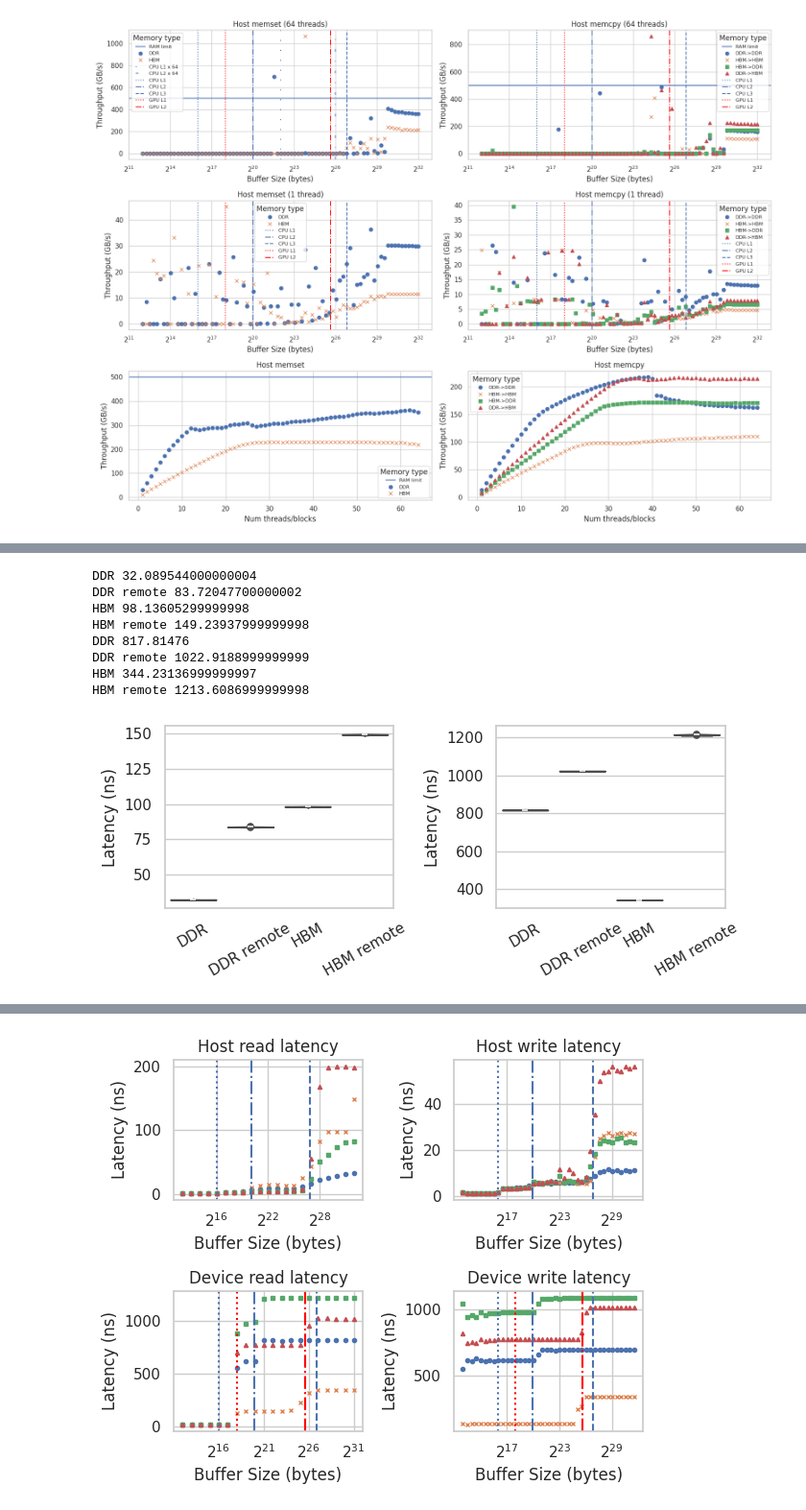
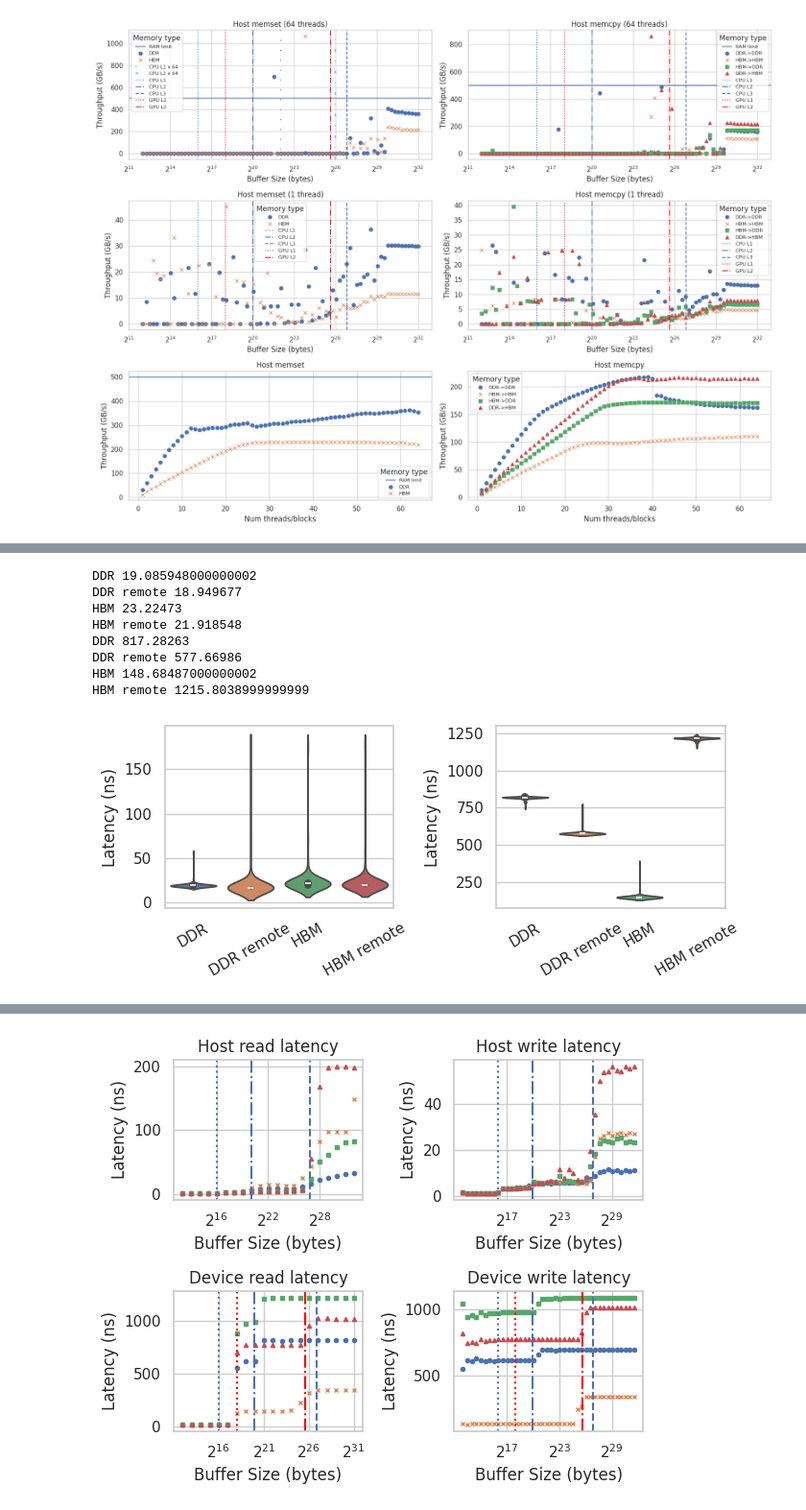
Before and after one commit to ntua-el20062/grace-hopper-benchmark, a Jupyter notebook: src/paper.ipynb, the cells around one changed output, grey strips where cells are left out. Shown at 96% size. Drawn from its saved outputs; the diff is of its cells as text; code cells hidden in the pictures.

```diff
--- a/src/paper.ipynb
+++ b/src/paper.ipynb
@@ -373,0 +416,40 @@ plt.tight_layout()
+# %%
+experiments_cpu = ['fine/host/ddr', 'fine/host/ddr_remote', 'fine/host/hbm', 'fine/host/hbm_remote']
+experiments_gpu = ['fine/device/ddr', 'fine/device/hbm_remote', 'fine/device/hbm', 'fine/device/ddr_remote']
+labels = ['DDR', 'DDR-r', 'HBM', 'HBM-r']
+data1 = {}
+data2 = {}
+
+for e, l in zip(experiments_cpu, labels):
+    with open('results/latency/' + e, 'r') as file:
+        elems = file.read().split('\n')[:-1]
+        elems = [float(e) for e in elems]
+        elems.sort()
+        # elems = elems[5:-5]
+        data1[l] = elems
+
+for e, l in zip(experiments_gpu, labels):
+    with open('results/latency/' + e, 'r') as file:
+        elems = file.read().split('\n')[:-1]
+        elems = [float(e) for e in elems]
+        data2[l] = elems
+
+fig, (ax1, ax2) = plt.subplots(1, 2, figsize=(7, 3))
+ax1.set_title('Grace')
+ax2.set_title('Hopper')
+# ax1.set_ylabel('Latency (ns)')
+#ax2.set_ylabel('Latency (ns)')
+sns.violinplot(data1, ax=ax1)
+sns.violinplot(data2, ax=ax2)
+ax1.set_yticks([25, 50, 75, 100, 125, 150])
+ax1.set_xticklabels(ax1.get_xticklabels(), rotation=0)
+ax2.set_xticklabels(ax2.get_xticklabels(), rotation=0)
+fig.supxlabel("Memory")
+fig.supylabel("Latency (ns)")
+plt.tight_layout()
+fig.savefig("latency.pdf", bbox_inches='tight')
+
+for k, v in data1.items():
+    print(k, np.mean(v))
+for k, v in data2.items():
+    print(k, np.mean(v))
@@ -374,6 +466,6 @@ plt.tight_layout()
 # %%
-experiments_cpu = ['fine/host/ddr', 'fine/host/ddr_remote', 'fine/host/hbm', 'fine/host/hbm_remote']
-experiments_gpu = ['fine/device/ddr', 'fine/device/hbm_remote', 'fine/device/hbm', 'fine/device/ddr_remote']
+experiments_cpu = ['host/ddr', 'host/ddr_remote', 'host/hbm', 'host/hbm_remote']
+experiments_gpu = ['device/ddr', 'device/hbm_remote', 'device/hbm', 'device/ddr_remote']
 labels = ['DDR', 'DDR remote', 'HBM', 'HBM remote']
 data1 = {}
 data2 = {}
@@ -382,39 +474,39 @@ for e, l in zip(experiments_cpu, labels):
     with open('results/latency/' + e, 'r') as file:
         elems = file.read().split('\n')[:-1]
         elems = [float(e) for e in elems]
         elems.sort()
         # elems = elems[5:-5]
         data1[l] = elems
 
 for e, l in zip(experiments_gpu, labels):
     with open('results/latency/' + e, 'r') as file:
         elems = file.read().split('\n')[:-1]
         elems = [float(e) for e in elems]
         data2[l] = elems
 
 fig, (ax1, ax2) = plt.subplots(1, 2, figsize=(7, 3))
 #ax1.set_title('Grace pointer chase (2^32B, 67 108 864 hops, 100 times)')
 #ax2.set_title('Hopper pointer chase (2^32B, 67 108 864 hops, 100 times)')
 ax1.set_ylabel('Latency (ns)')
 ax2.set_ylabel('Latency (ns)')
 sns.violinplot(data1, ax=ax1)
 sns.violinplot(data2, ax=ax2)
 ax1.set_xticklabels(ax1.get_xticklabels(), rotation=30)
 ax2.set_xticklabels(ax2.get_xticklabels(), rotation=30)
 plt.tight_layout()
 fig.savefig("latency.pdf", bbox_inches='tight')
 
 for k, v in data1.items():
     print(k, np.mean(v))
 for k, v in data2.items():
     print(k, np.mean(v))
 # %% [output]
-DDR 32.089544000000004
-DDR remote 83.72047700000002
-HBM 98.13605299999998
-HBM remote 149.23937999999998
-DDR 817.81476
-DDR remote 1022.9188999999999
-HBM 344.23136999999997
-HBM remote 1213.6086999999998
+DDR 19.085948000000002
+DDR remote 18.949677
+HBM 23.22473
+HBM remote 21.918548
+DDR 817.28263
+DDR remote 577.66986
+HBM 148.68487000000002
+HBM remote 1215.8038999999999
-[figure, old version]
+[figure, new version]
```
Also changed, not shown: parts of 11 cells of this notebook, 6 other files.
